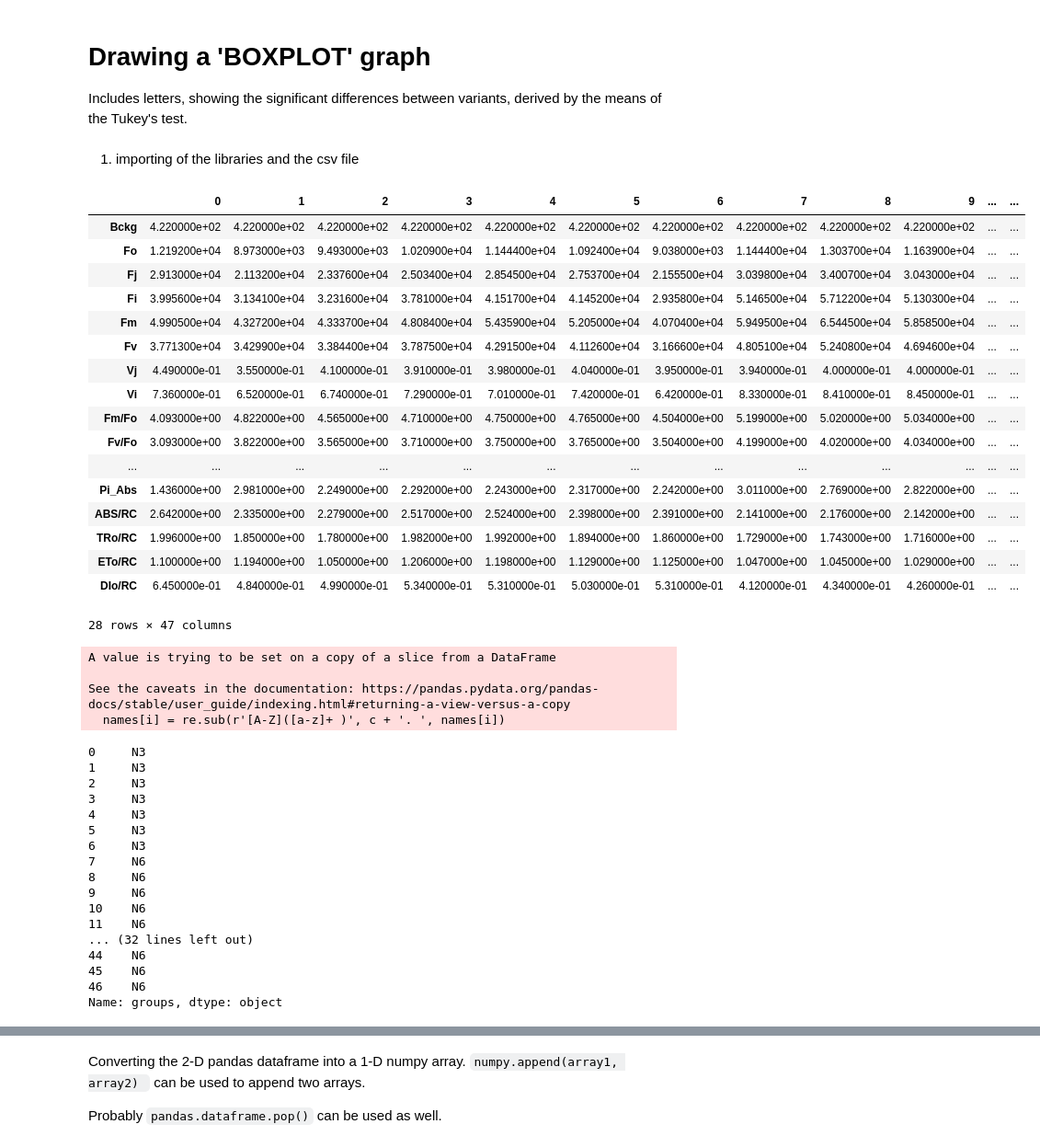
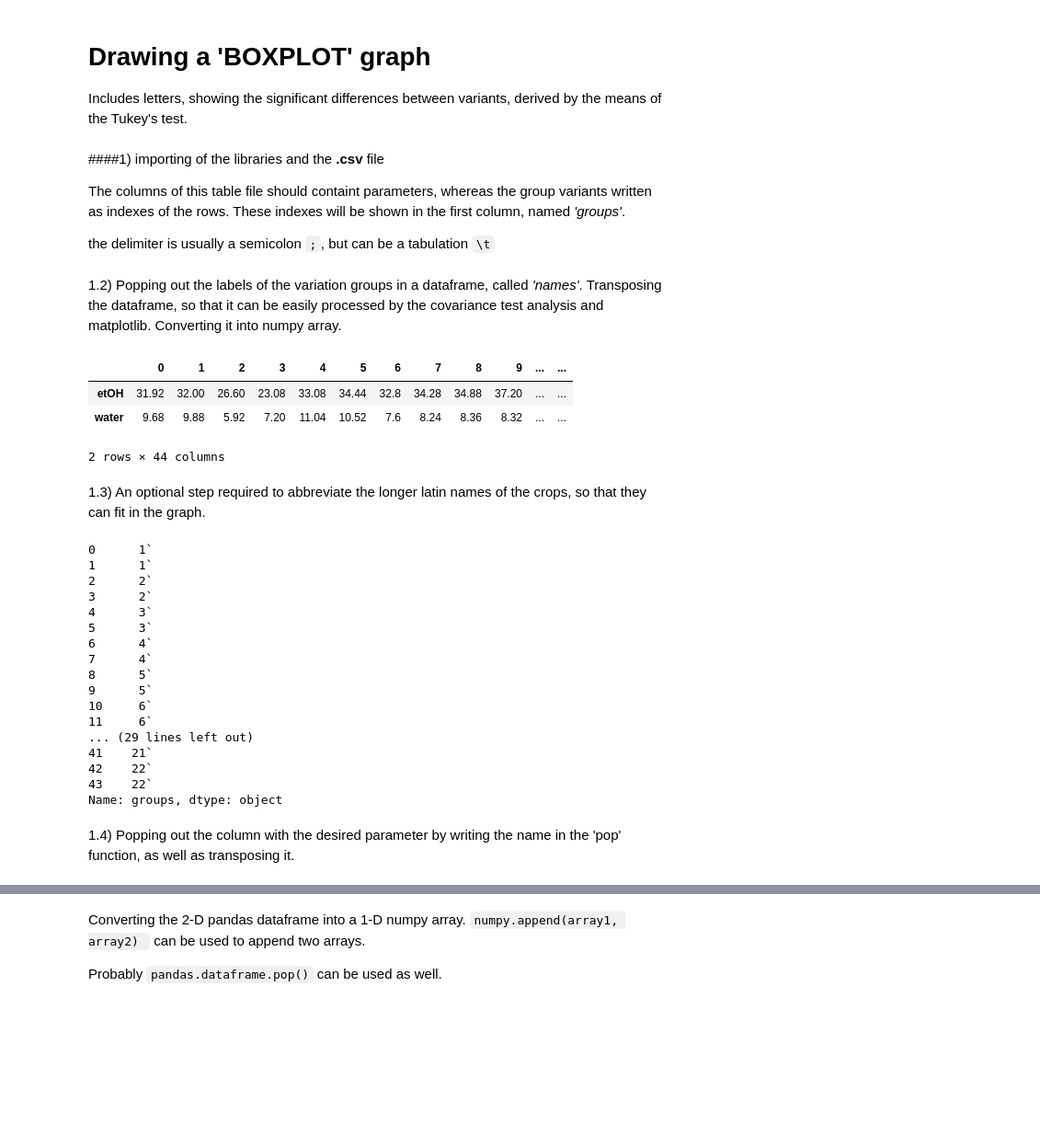
Before and after one commit to MKolaksazov/Data-Science, a Jupyter notebook: Colab code (graphs)/Tukey_test_letters.ipynb, the cells around one changed output, grey strips where cells are left out. Shown at 92% size. Cells and saved outputs as stored; diff of their text form; code cells hidden in the pictures; blank space fills up the shorter version.

````diff
--- a/Colab code (graphs)/Tukey_test_letters.ipynb
+++ b/Colab code (graphs)/Tukey_test_letters.ipynb
@@ -4,63 +4,57 @@
 # Drawing a 'BOXPLOT' graph
 
 Includes letters, showing the significant differences between variants, derived by the means of the Tukey's test.
-# %% [markdown]
-1) importing of the libraries and the csv file
+# %% [markdown]
+####1) importing of the libraries and the **.csv** file
+
+The columns of this table file should containt parameters, whereas the group variants written as indexes of the rows. These indexes will be shown in the first column, named *'groups'*.
+
+the delimiter is usually a semicolon ```;```, but can be a tabulation ```\t```
 # %%
 import pandas as pd
 import numpy as np
 # exp_0726_OJIP_p
-df = pd.read_csv("/content/exp_0726_OJIP_p_2.csv", delimiter='\t', decimal=',') # delimiter '\t' or ';'
+df = pd.read_csv("/content/nahut_0606.csv", delimiter='\t', decimal=',') # delimiter '\t' or ';'
+# %% [markdown]
+1.2) Popping out the labels of the variation groups in a dataframe, called *'names'*.
+Transposing the dataframe, so that it can be easily processed by the covariance test analysis and matplotlib. Converting it into numpy array.
 # %%
 names = df.pop('groups')
-dff = df.T
+transposed_df = df.T
 named = np.array(names)
-dff
+transposed_df
 # %% [output]
 |  | 0 | 1 | 2 | 3 | 4 | 5 | 6 | 7 | 8 | 9 | ... | ... |
-| Bckg | 4.220000e+02 | 4.220000e+02 | 4.220000e+02 | 4.220000e+02 | 4.220000e+02 | 4.220000e+02 | 4.220000e+02 | 4.220000e+02 | 4.220000e+02 | 4.220000e+02 | ... | ... |
-| Fo | 1.219200e+04 | 8.973000e+03 | 9.493000e+03 | 1.020900e+04 | 1.144400e+04 | 1.092400e+04 | 9.038000e+03 | 1.144400e+04 | 1.303700e+04 | 1.163900e+04 | ... | ... |
-| Fj | 2.913000e+04 | 2.113200e+04 | 2.337600e+04 | 2.503400e+04 | 2.854500e+04 | 2.753700e+04 | 2.155500e+04 | 3.039800e+04 | 3.400700e+04 | 3.043000e+04 | ... | ... |
-| Fi | 3.995600e+04 | 3.134100e+04 | 3.231600e+04 | 3.781000e+04 | 4.151700e+04 | 4.145200e+04 | 2.935800e+04 | 5.146500e+04 | 5.712200e+04 | 5.130300e+04 | ... | ... |
-| Fm | 4.990500e+04 | 4.327200e+04 | 4.333700e+04 | 4.808400e+04 | 5.435900e+04 | 5.205000e+04 | 4.070400e+04 | 5.949500e+04 | 6.544500e+04 | 5.858500e+04 | ... | ... |
-| Fv | 3.771300e+04 | 3.429900e+04 | 3.384400e+04 | 3.787500e+04 | 4.291500e+04 | 4.112600e+04 | 3.166600e+04 | 4.805100e+04 | 5.240800e+04 | 4.694600e+04 | ... | ... |
-| Vj | 4.490000e-01 | 3.550000e-01 | 4.100000e-01 | 3.910000e-01 | 3.980000e-01 | 4.040000e-01 | 3.950000e-01 | 3.940000e-01 | 4.000000e-01 | 4.000000e-01 | ... | ... |
-| Vi | 7.360000e-01 | 6.520000e-01 | 6.740000e-01 | 7.290000e-01 | 7.010000e-01 | 7.420000e-01 | 6.420000e-01 | 8.330000e-01 | 8.410000e-01 | 8.450000e-01 | ... | ... |
-| Fm/Fo | 4.093000e+00 | 4.822000e+00 | 4.565000e+00 | 4.710000e+00 | 4.750000e+00 | 4.765000e+00 | 4.504000e+00 | 5.199000e+00 | 5.020000e+00 | 5.034000e+00 | ... | ... |
-| Fv/Fo | 3.093000e+00 | 3.822000e+00 | 3.565000e+00 | 3.710000e+00 | 3.750000e+00 | 3.765000e+00 | 3.504000e+00 | 4.199000e+00 | 4.020000e+00 | 4.034000e+00 | ... | ... |
-| ... | ... | ... | ... | ... | ... | ... | ... | ... | ... | ... | ... | ... |
-| Pi_Abs | 1.436000e+00 | 2.981000e+00 | 2.249000e+00 | 2.292000e+00 | 2.243000e+00 | 2.317000e+00 | 2.242000e+00 | 3.011000e+00 | 2.769000e+00 | 2.822000e+00 | ... | ... |
-| ABS/RC | 2.642000e+00 | 2.335000e+00 | 2.279000e+00 | 2.517000e+00 | 2.524000e+00 | 2.398000e+00 | 2.391000e+00 | 2.141000e+00 | 2.176000e+00 | 2.142000e+00 | ... | ... |
-| TRo/RC | 1.996000e+00 | 1.850000e+00 | 1.780000e+00 | 1.982000e+00 | 1.992000e+00 | 1.894000e+00 | 1.860000e+00 | 1.729000e+00 | 1.743000e+00 | 1.716000e+00 | ... | ... |
-| ETo/RC | 1.100000e+00 | 1.194000e+00 | 1.050000e+00 | 1.206000e+00 | 1.198000e+00 | 1.129000e+00 | 1.125000e+00 | 1.047000e+00 | 1.045000e+00 | 1.029000e+00 | ... | ... |
-| DIo/RC | 6.450000e-01 | 4.840000e-01 | 4.990000e-01 | 5.340000e-01 | 5.310000e-01 | 5.030000e-01 | 5.310000e-01 | 4.120000e-01 | 4.340000e-01 | 4.260000e-01 | ... | ... |
+| etOH | 31.92 | 32.00 | 26.60 | 23.08 | 33.08 | 34.44 | 32.8 | 34.28 | 34.88 | 37.20 | ... | ... |
+| water | 9.68 | 9.88 | 5.92 | 7.20 | 11.04 | 10.52 | 7.6 | 8.24 | 8.36 | 8.32 | ... | ... |
-28 rows × 47 columns
+2 rows × 44 columns
+# %% [markdown]
+1.3) An optional step required to abbreviate the longer latin names of the crops, so that they can fit in the graph.
 # %%
 import re
+# Abbreviating the latin names from 'Aaaaa aaaaaa (L.)' to 'A. aaaaaa (L.)'
 for i in range(len(names)):
     c = names[i][0]
     names[i] = re.sub(r'[A-Z]([a-z]+ )', c + '. ', names[i])
 names
 # %% [output]
-A value is trying to be set on a copy of a slice from a DataFrame
-
-See the caveats in the documentation: https://pandas.pydata.org/pandas-docs/stable/user_guide/indexing.html#returning-a-view-versus-a-copy
-  names[i] = re.sub(r'[A-Z]([a-z]+ )', c + '. ', names[i])
+0      1`
+1      1`
+2      2`
+3      2`
+4      3`
+5      3`
+6      4`
+7      4`
+8      5`
+9      5`
+10     6`
+11     6`
+... (29 lines left out)
+41    21`
+42    22`
+43    22`
+Name: groups, dtype: object
-0     N3
-1     N3
-2     N3
-3     N3
-4     N3
-5     N3
-6     N3
-7     N6
-8     N6
-9     N6
-10    N6
-11    N6
-... (32 lines left out)
-44    N6
-45    N6
-46    N6
-Name: groups, dtype: object
+# %% [markdown]
+1.4) Popping out the column with the desired parameter by writing the name in the 'pop' function, as well as transposing it.
 # %%
````
Also changed, not shown: parts of 9 cells of this notebook.
